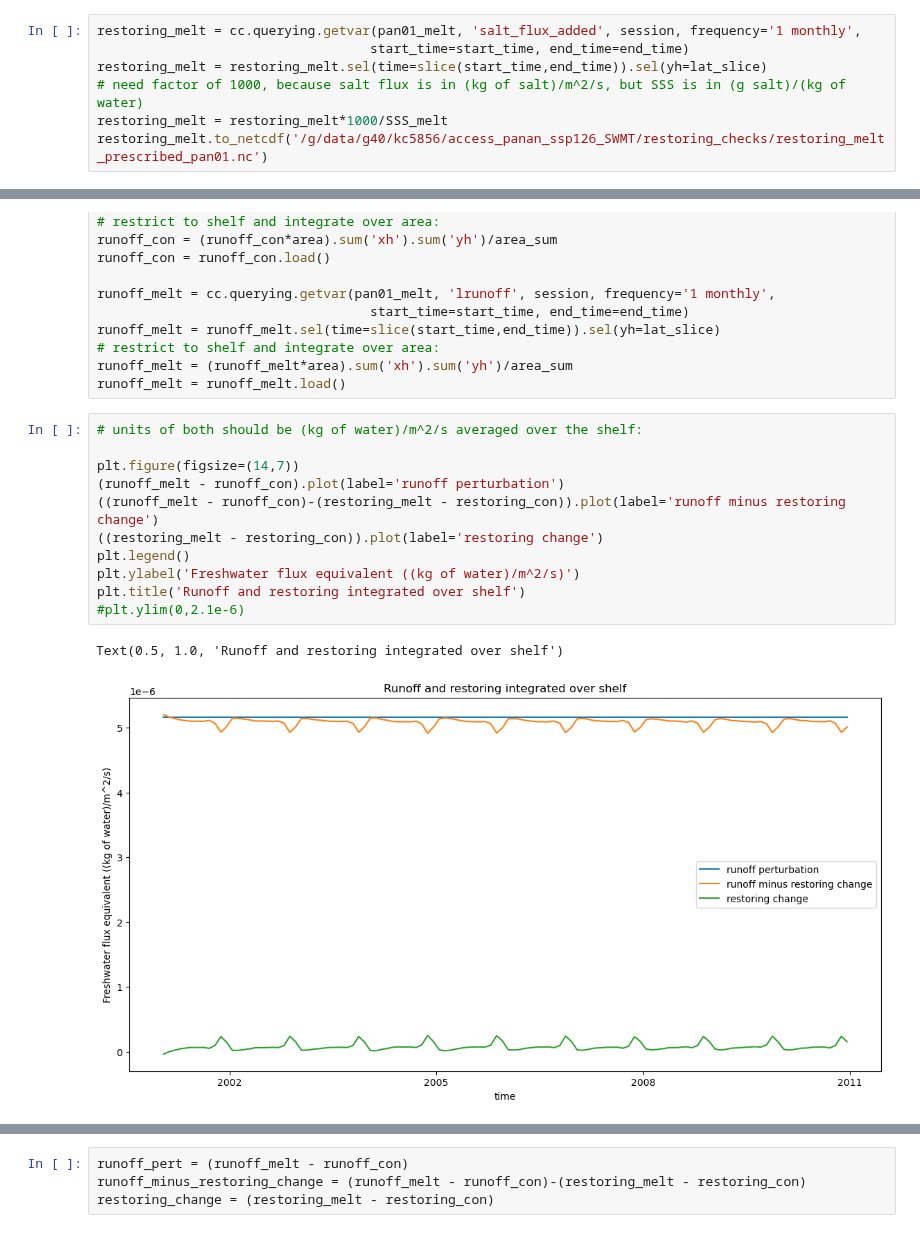
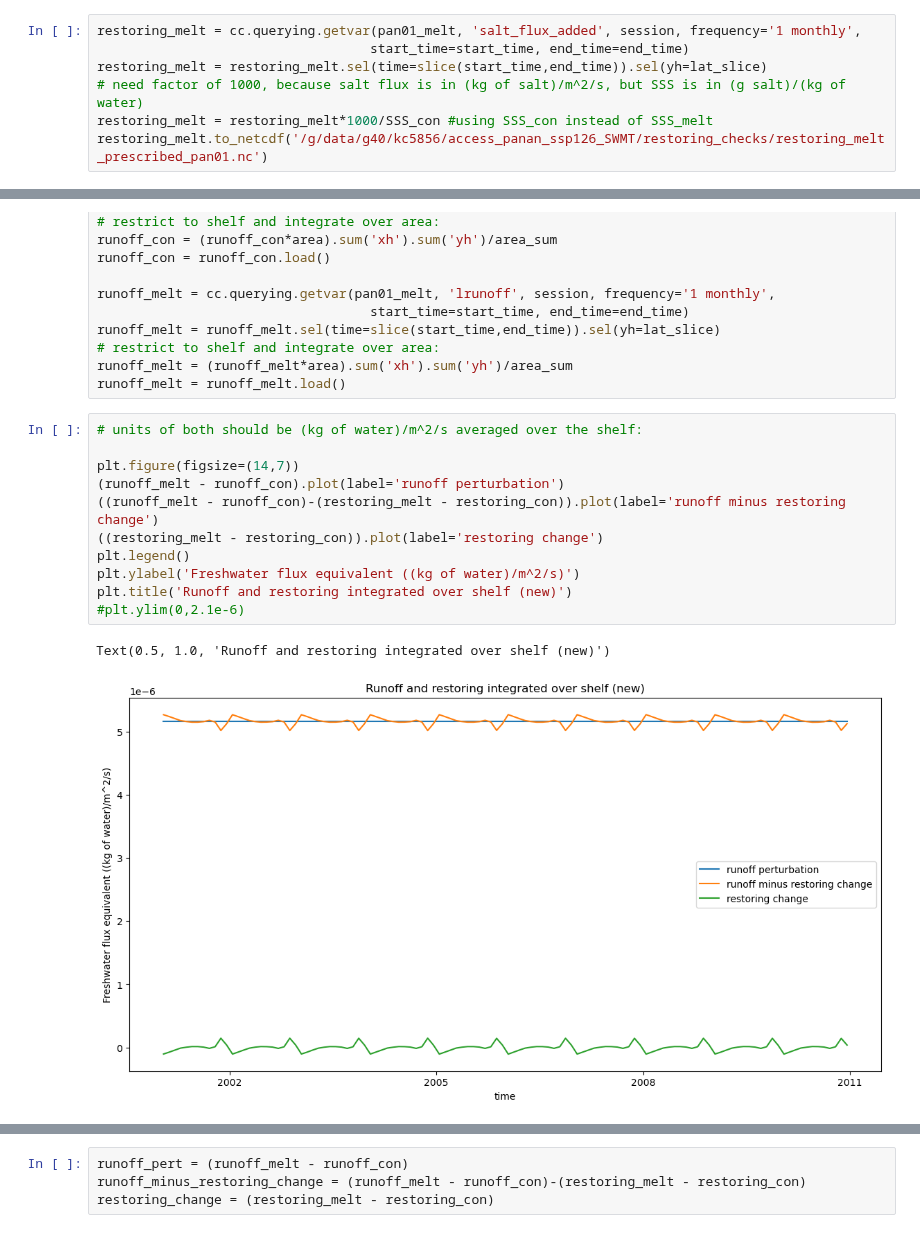
Before and after one commit to adele-morrison/panan-meltwater, a Jupyter notebook: notebooks/restoring/Pan01restoring_new.ipynb, the cells around one changed output, grey strips where cells are left out. Cells and saved outputs as stored; diff of their text form.

```diff
--- a/notebooks/restoring/Pan01restoring_new.ipynb
+++ b/notebooks/restoring/Pan01restoring_new.ipynb
@@ -166,7 +169,7 @@ restoring_melt = cc.querying.getvar(pan01_melt, 'salt_flux_added', session, freq
                                    start_time=start_time, end_time=end_time)
 restoring_melt = restoring_melt.sel(time=slice(start_time,end_time)).sel(yh=lat_slice)
 # need factor of 1000, because salt flux is in (kg of salt)/m^2/s, but SSS is in (g salt)/(kg of water)
-restoring_melt = restoring_melt*1000/SSS_melt
+restoring_melt = restoring_melt*1000/SSS_con #using SSS_con instead of SSS_melt
 restoring_melt.to_netcdf('/g/data/g40/kc5856/access_panan_ssp126_SWMT/restoring_checks/restoring_melt_prescribed_pan01.nc')
 # %%
 # restrict to shelf and integrate over area:
@@ -191,14 +194,14 @@ runoff_melt = runoff_melt.load()
 # %%
 # units of both should be (kg of water)/m^2/s averaged over the shelf:
 
 plt.figure(figsize=(14,7))
 (runoff_melt - runoff_con).plot(label='runoff perturbation')
 ((runoff_melt - runoff_con)-(restoring_melt - restoring_con)).plot(label='runoff minus restoring change')
 ((restoring_melt - restoring_con)).plot(label='restoring change')
 plt.legend()
 plt.ylabel('Freshwater flux equivalent ((kg of water)/m^2/s)')
-plt.title('Runoff and restoring integrated over shelf')
+plt.title('Runoff and restoring integrated over shelf (new)')
 #plt.ylim(0,2.1e-6)
 # %% [output]
-Text(0.5, 1.0, 'Runoff and restoring integrated over shelf')
+Text(0.5, 1.0, 'Runoff and restoring integrated over shelf (new)')
-[figure, old version]
+[figure, new version]
```
Also changed, not shown: parts of 3 cells of this notebook, 11 other files.
